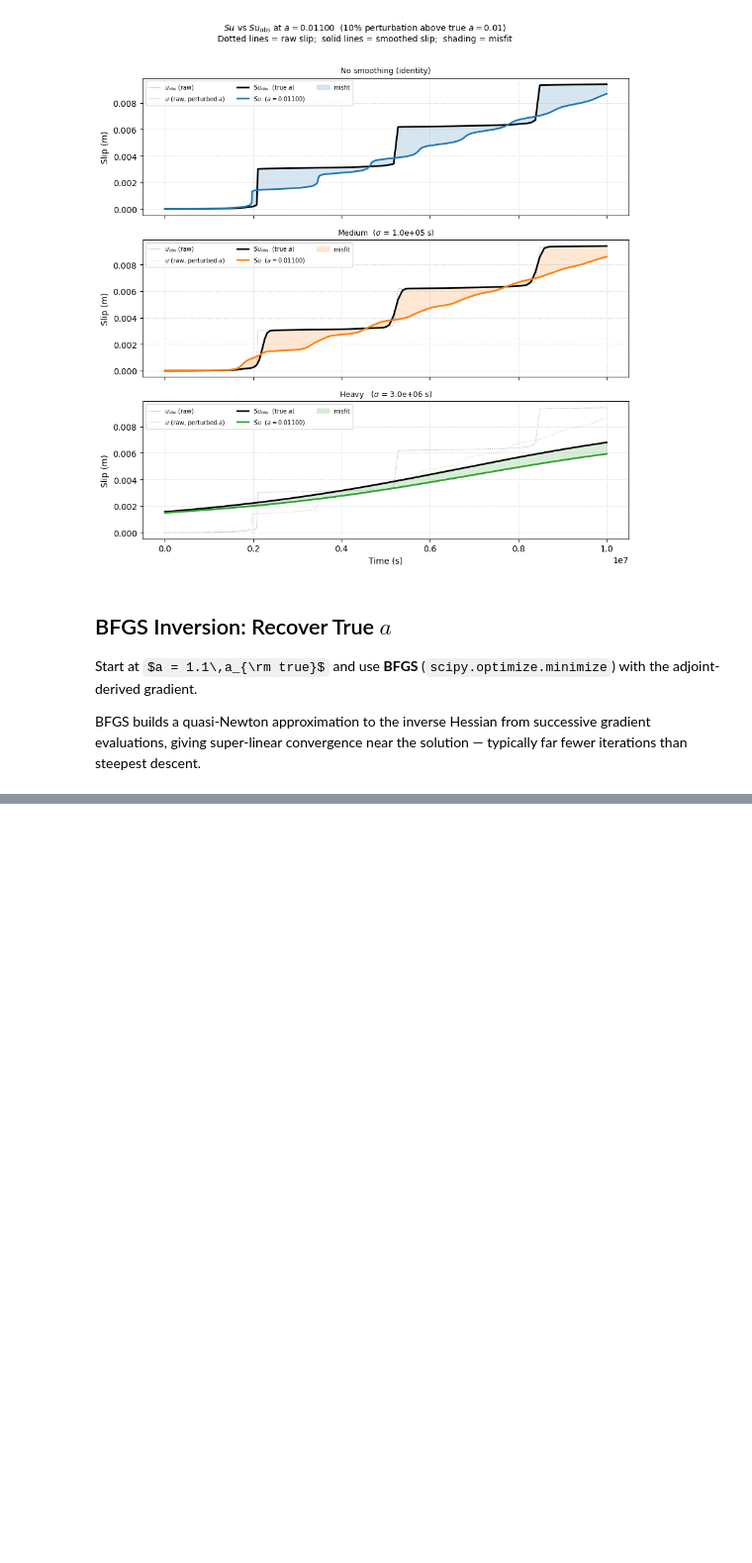
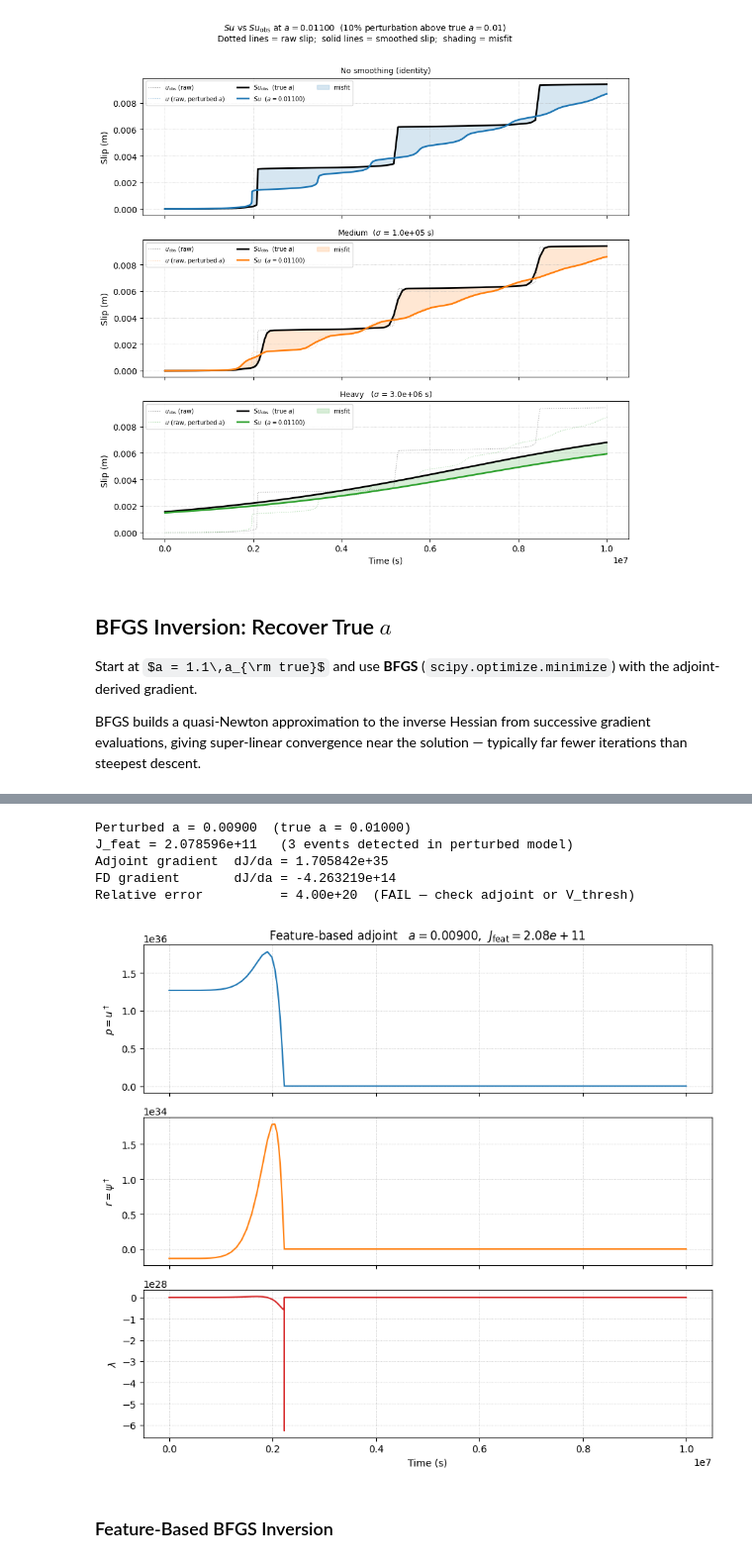
Before and after one commit to ericeberg3/spring-slider-adjoint, a Jupyter notebook: slip_adjoint_springslider_adapttime.ipynb, the cells around one changed output, grey strips where cells are left out. Shown at 99% size. Saved outputs shown, nothing was run; the diff lists cells and outputs as text; code cells hidden in the pictures; some formulas as TeX source; blank space fills up the shorter version.

```diff
--- a/slip_adjoint_springslider_adapttime.ipynb
+++ b/slip_adjoint_springslider_adapttime.ipynb
@@ -884,0 +1011,74 @@ Saving animation... this may take a moment.
+# %%
+# ------------------------------------------------------------------
+# Gradient validation: feature-based adjoint vs finite differences
+# ------------------------------------------------------------------
+# Requires at least 1 detected event. Skip gracefully if none found.
+# ------------------------------------------------------------------
+
+if n_events_obs == 0:
+    print("Skipping gradient check — no events detected (see cell above).")
+else:
+    w_T_feat  = 1.0   # weight on recurrence-interval term
+    w_du_feat = 1.0   # weight on coseismic-slip term
+
+    M_feat      = dict(M_true)
+    M_feat['a'] = M_true['a'] * 0.9   # 10% perturbation away from truth
+
+    print(f"Perturbed a = {M_feat['a']:.5f}  (true a = {M_true['a']:.5f})")
+
+    # Forward solve at perturbed a
+    fwd_feat = forward_solve_adaptive(M_feat, T, u_init, psi_init)
+    events_mod_feat = detect_events(fwd_feat, V_thresh=V_thresh_feat)
+    J_feat_val = compute_J_feat(events_mod_feat, events_obs_feat, w_T_feat, w_du_feat)
+    print(f"J_feat = {J_feat_val:.6e}   ({len(events_mod_feat)} events detected in perturbed model)")
+
+    # Adjoint gradient
+    adj_feat      = adjoint_solve_feat(fwd_feat, events_obs_feat, M_feat,
+                                       w_T=w_T_feat, w_du=w_du_feat,
+                                       V_thresh=V_thresh_feat)
+    grad_adj_feat = compute_grad_a(fwd_feat, adj_feat, M_feat)
+    print(f"Adjoint gradient  dJ/da = {grad_adj_feat:.6e}")
+
+    # Finite-difference gradient
+    da_fd = M_feat['a'] * 1e-5
+    M_p   = dict(M_feat); M_p['a'] = M_feat['a'] + da_fd
+    M_m   = dict(M_feat); M_m['a'] = M_feat['a'] - da_fd
+
+    fwd_p   = forward_solve_adaptive(M_p, T, u_init, psi_init)
+    fwd_m   = forward_solve_adaptive(M_m, T, u_init, psi_init)
+    ev_p    = detect_events(fwd_p, V_thresh=V_thresh_feat)
+    ev_m    = detect_events(fwd_m, V_thresh=V_thresh_feat)
+    J_p_fd  = compute_J_feat(ev_p, events_obs_feat, w_T_feat, w_du_feat)
+    J_m_fd  = compute_J_feat(ev_m, events_obs_feat, w_T_feat, w_du_feat)
+    grad_fd_feat = (J_p_fd - J_m_fd) / (2.0 * da_fd)
+    print(f"FD gradient       dJ/da = {grad_fd_feat:.6e}")
+
+    rel_err_feat = abs(grad_adj_feat - grad_fd_feat) / (abs(grad_fd_feat) + 1e-30)
+    print(f"Relative error          = {rel_err_feat:.2e}  "
+          f"({'PASS' if rel_err_feat < 0.05 else 'FAIL — check adjoint or V_thresh'})")
+
+    # --- Plot adjoint variables ---
+    fig_f, axes_f = plt.subplots(3, 1, figsize=(9, 8), sharex=True)
+    axes_f[0].plot(adj_feat['t'], adj_feat['p'], color='C0', lw=1.5)
+    axes_f[0].set_ylabel('$p = u^\\dagger$')
+    axes_f[0].set_title(f'Feature-based adjoint   $a={M_feat["a"]:.5f}$,  '
+                        f'$J_{{\\rm feat}}={J_feat_val:.2e}$')
+    axes_f[0].grid(True, ls=':', lw=0.5)
+    axes_f[1].plot(adj_feat['t'], adj_feat['r'], color='C1', lw=1.5)
+    axes_f[1].set_ylabel('$r = \\psi^\\dagger$')
+    axes_f[1].grid(True, ls=':', lw=0.5)
+    axes_f[2].plot(adj_feat['t'], adj_feat['lam'], color='C3', lw=1.5)
+    axes_f[2].set_ylabel('$\\lambda$')
+    axes_f[2].set_xlabel('Time (s)')
+    axes_f[2].grid(True, ls=':', lw=0.5)
+    plt.tight_layout()
+    plt.show()
+# %% [output]
+Perturbed a = 0.00900  (true a = 0.01000)
+J_feat = 2.078596e+11   (3 events detected in perturbed model)
+Adjoint gradient  dJ/da = 1.705842e+35
+FD gradient       dJ/da = -4.263219e+14
+Relative error          = 4.00e+20  (FAIL — check adjoint or V_thresh)
+[figure, added]
+# %% [markdown]
+### Feature-Based BFGS Inversion
```
Also changed, not shown: parts of 10 cells of this notebook, 5 other files.
